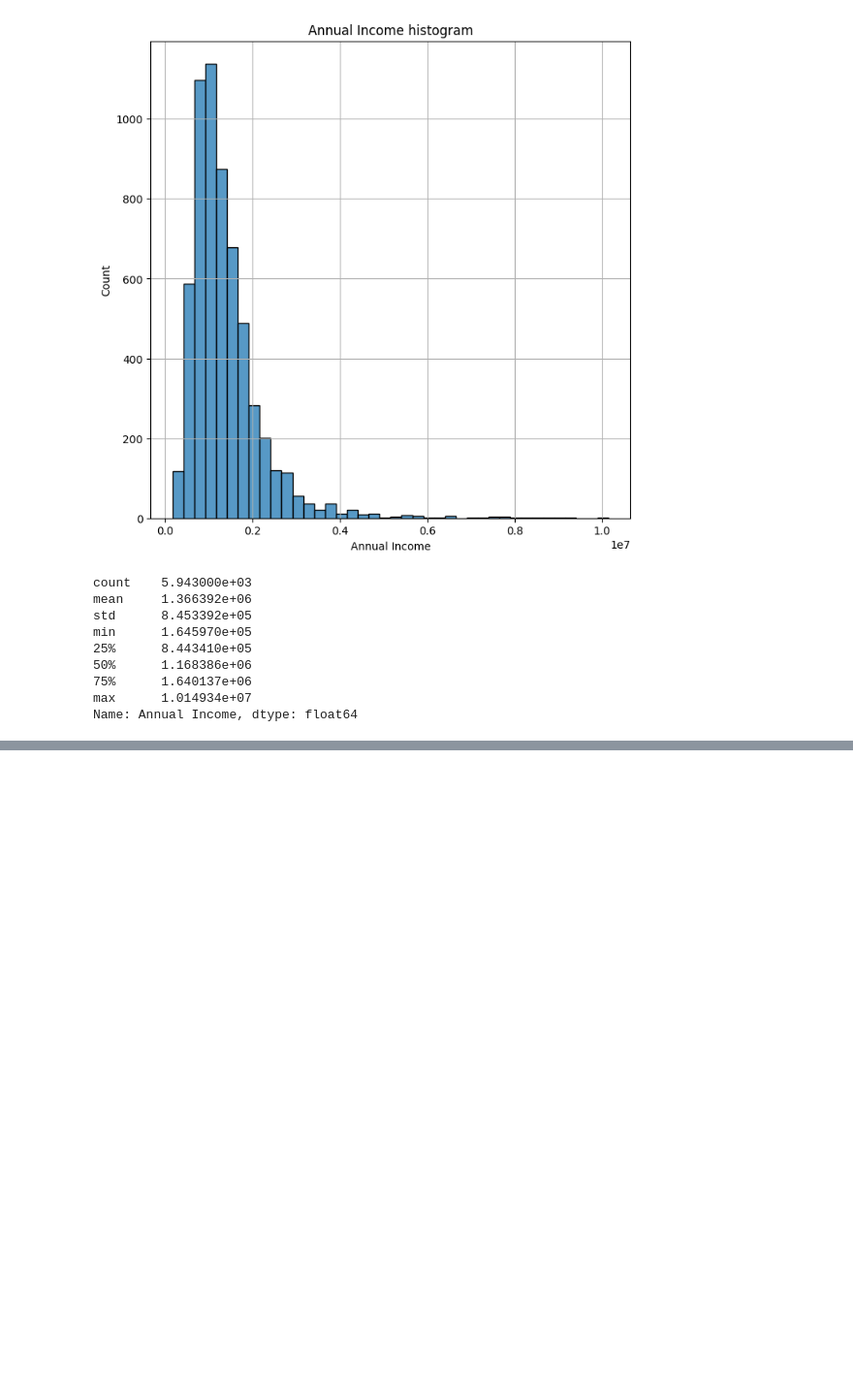
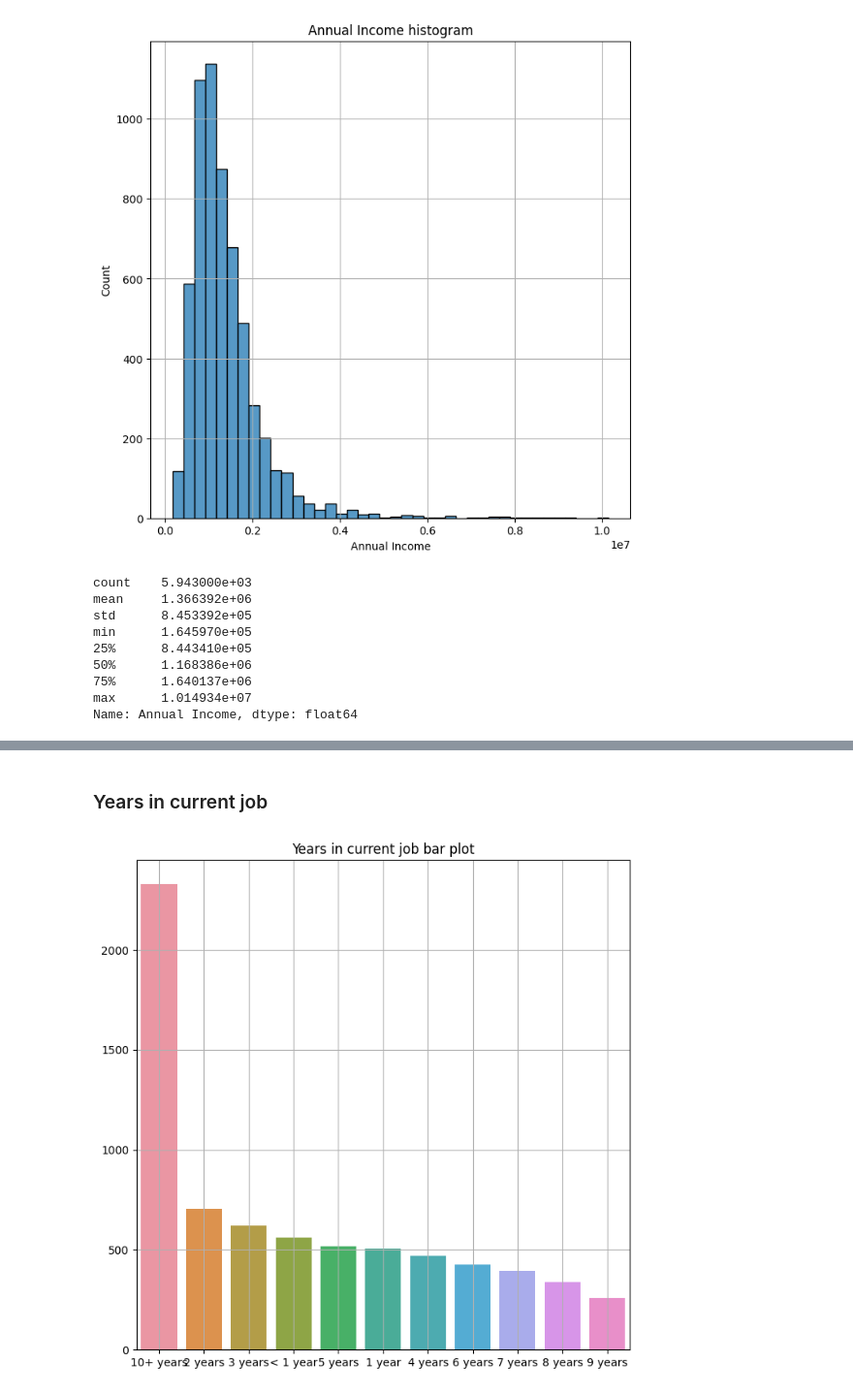
Before and after one commit to mogilyoy/credit_scoring, a Jupyter notebook: research/1.eda.ipynb, the cells around one changed output, grey strips where cells are left out. Shown at 97% size. Drawn from its saved outputs; the diff is of its cells as text; code cells hidden in the pictures; blank space fills up the shorter version.

```diff
--- a/research/1.eda.ipynb
+++ b/research/1.eda.ipynb
@@ -73,8 +73,8 @@ Data columns (total 17 columns):
 dtypes: float64(12), int64(1), object(4)
 memory usage: 996.2+ KB
 # %%
-def plot_cat_feature(feature:pd.Series):
-    plt.figure(figsize=(8, 8))
+def plot_cat_feature(feature:pd.Series, width=8):
+    plt.figure(figsize=(width, 8))
     sns.barplot(x=feature.value_counts().index, y=feature.value_counts().values)
     plt.title(f'{feature.name} bar plot')
     plt.grid()
@@ -120,0 +172,6 @@ Name: Annual Income, dtype: float64
+# %% [markdown]
+### Years in current job
+# %%
+plot_cat_feature(df['Years in current job'])
+# %% [output]
+[figure, added]
```
Also changed, not shown: parts of 118 cells of this notebook, 4 other files.
